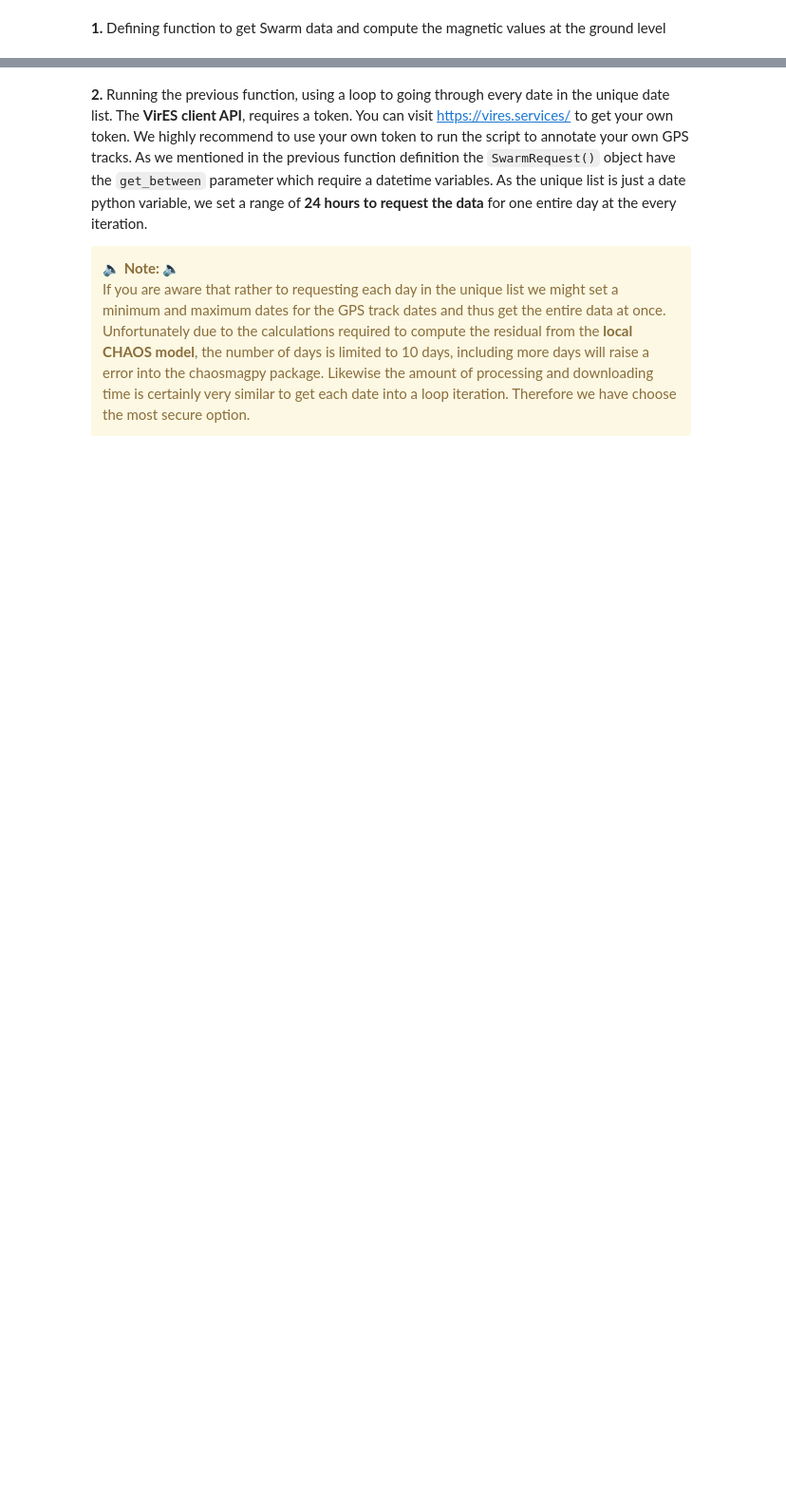
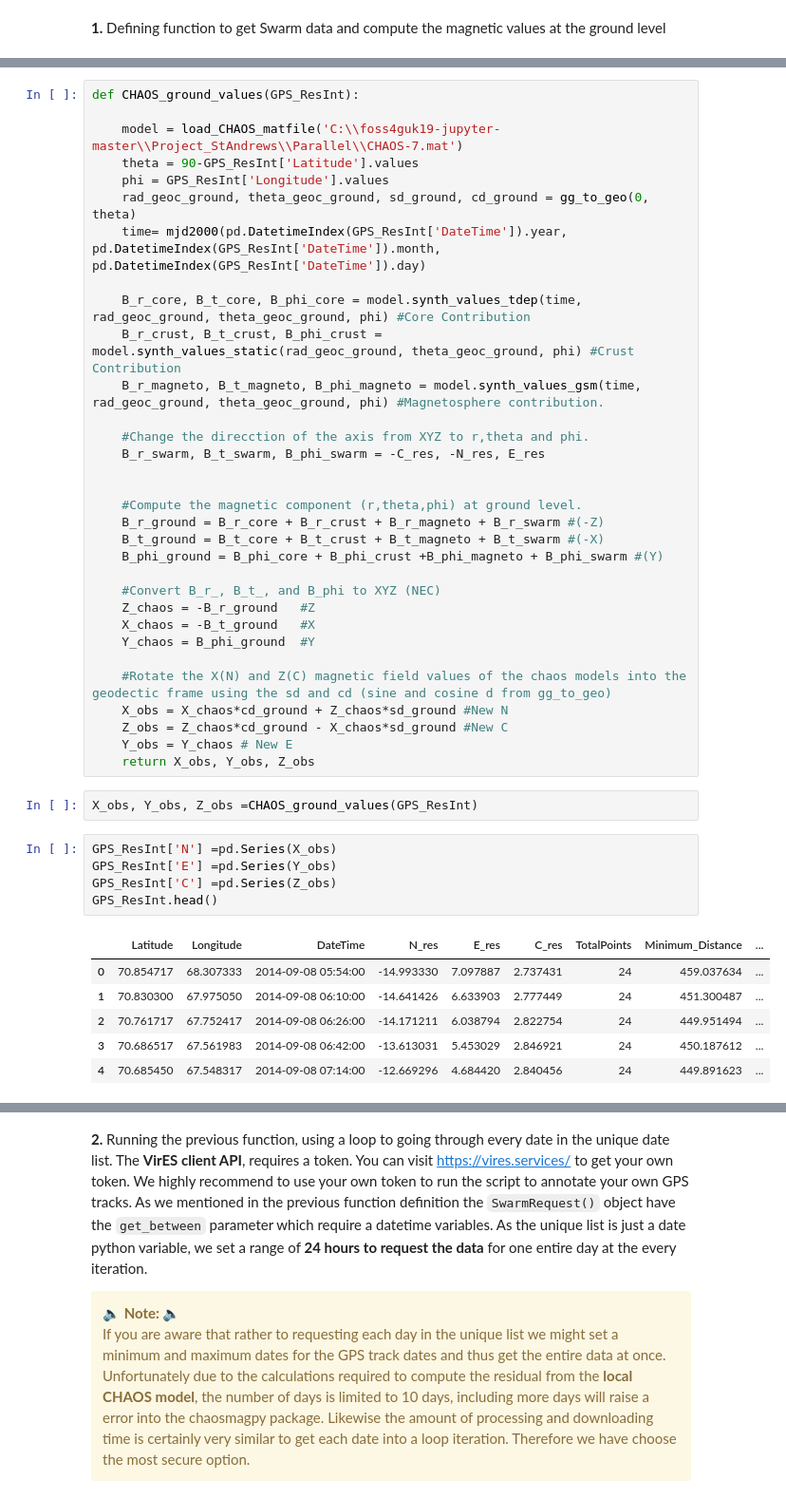
Before and after one commit to MagGeo/MagGeo, a Jupyter notebook: MagGeo - Sequential Mode.ipynb, the cells around one changed output, grey strips where cells are left out. Shown at 95% size. Cells and saved outputs as stored; diff of their text form; blank space fills up the shorter version.

```diff
--- a/MagGeo - Sequential Mode.ipynb
+++ b/MagGeo - Sequential Mode.ipynb
@@ -196,0 +468,46 @@ We will use the abbreviations:
+# %%
+def CHAOS_ground_values(GPS_ResInt):
+
+    model = load_CHAOS_matfile('C:\\foss4guk19-jupyter-master\\Project_StAndrews\\Parallel\\CHAOS-7.mat')
+    theta = 90-GPS_ResInt['Latitude'].values
+    phi = GPS_ResInt['Longitude'].values
+    rad_geoc_ground, theta_geoc_ground, sd_ground, cd_ground = gg_to_geo(0, theta)
+    time= mjd2000(pd.DatetimeIndex(GPS_ResInt['DateTime']).year, pd.DatetimeIndex(GPS_ResInt['DateTime']).month, pd.DatetimeIndex(GPS_ResInt['DateTime']).day)
+
+    B_r_core, B_t_core, B_phi_core = model.synth_values_tdep(time, rad_geoc_ground, theta_geoc_ground, phi) #Core Contribution
+    B_r_crust, B_t_crust, B_phi_crust = model.synth_values_static(rad_geoc_ground, theta_geoc_ground, phi) #Crust Contribution
+    B_r_magneto, B_t_magneto, B_phi_magneto = model.synth_values_gsm(time, rad_geoc_ground, theta_geoc_ground, phi) #Magnetosphere contribution.
+
+    #Change the direcction of the axis from XYZ to r,theta and phi.
+    B_r_swarm, B_t_swarm, B_phi_swarm = -C_res, -N_res, E_res
+
+
+    #Compute the magnetic component (r,theta,phi) at ground level.
+    B_r_ground = B_r_core + B_r_crust + B_r_magneto + B_r_swarm #(-Z)
+    B_t_ground = B_t_core + B_t_crust + B_t_magneto + B_t_swarm #(-X)
+    B_phi_ground = B_phi_core + B_phi_crust +B_phi_magneto + B_phi_swarm #(Y)
+
+    #Convert B_r_, B_t_, and B_phi to XYZ (NEC)
+    Z_chaos = -B_r_ground   #Z
+    X_chaos = -B_t_ground   #X
+    Y_chaos = B_phi_ground  #Y
+
+    #Rotate the X(N) and Z(C) magnetic field values of the chaos models into the geodectic frame using the sd and cd (sine and cosine d from gg_to_geo)
+    X_obs = X_chaos*cd_ground + Z_chaos*sd_ground #New N
+    Z_obs = Z_chaos*cd_ground - X_chaos*sd_ground #New C
+    Y_obs = Y_chaos # New E
+    return X_obs, Y_obs, Z_obs
+# %%
+X_obs, Y_obs, Z_obs =CHAOS_ground_values(GPS_ResInt)
+# %%
+GPS_ResInt['N'] =pd.Series(X_obs)
+GPS_ResInt['E'] =pd.Series(Y_obs)
+GPS_ResInt['C'] =pd.Series(Z_obs)
+GPS_ResInt.head()
+# %% [output]
+|  | Latitude | Longitude | DateTime | N_res | E_res | C_res | TotalPoints | Minimum_Distance | ... |
+| 0 | 70.854717 | 68.307333 | 2014-09-08 05:54:00 | -14.993330 | 7.097887 | 2.737431 | 24 | 459.037634 | ... |
+| 1 | 70.830300 | 67.975050 | 2014-09-08 06:10:00 | -14.641426 | 6.633903 | 2.777449 | 24 | 451.300487 | ... |
+| 2 | 70.761717 | 67.752417 | 2014-09-08 06:26:00 | -14.171211 | 6.038794 | 2.822754 | 24 | 449.951494 | ... |
+| 3 | 70.686517 | 67.561983 | 2014-09-08 06:42:00 | -13.613031 | 5.453029 | 2.846921 | 24 | 450.187612 | ... |
+| 4 | 70.685450 | 67.548317 | 2014-09-08 07:14:00 | -12.669296 | 4.684420 | 2.840456 | 24 | 449.891623 | ... |
```
Also changed, not shown: parts of 15 cells of this notebook, 3 other files.
